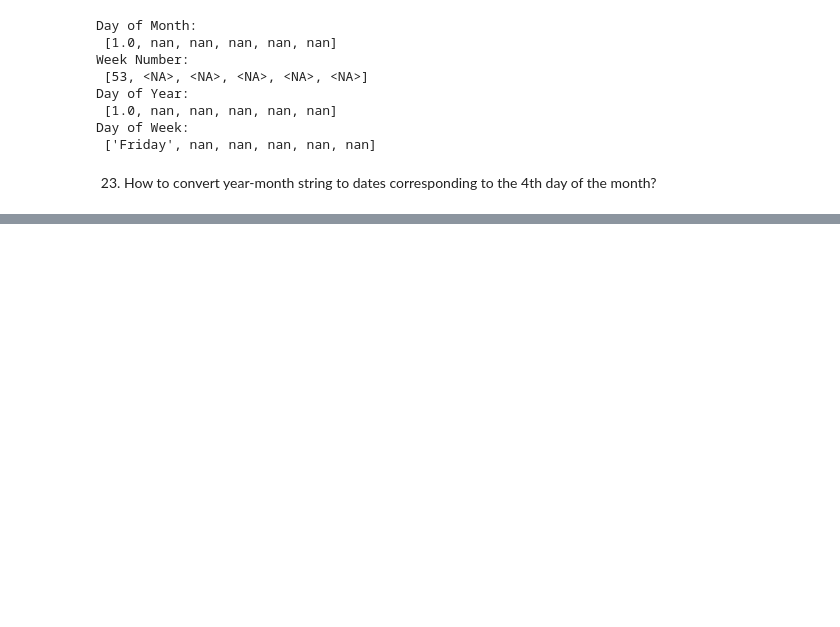
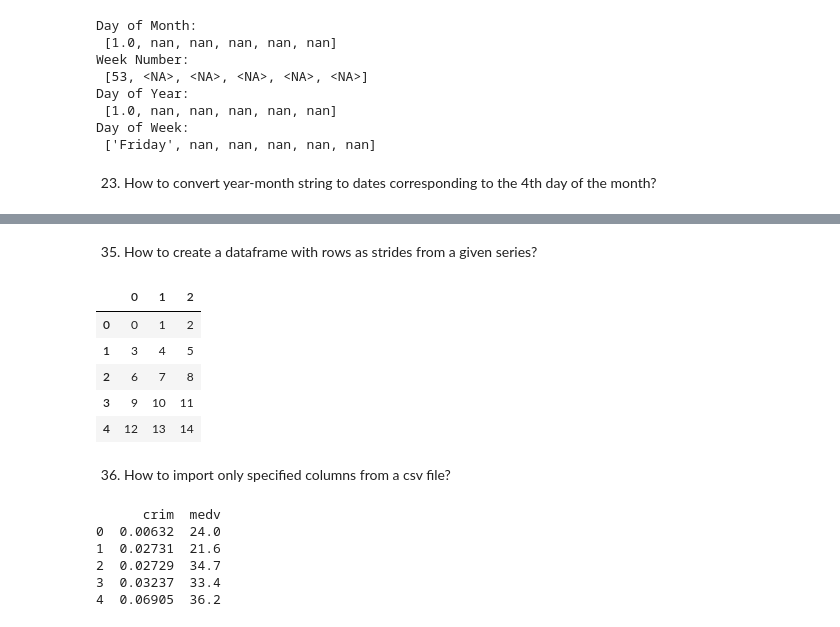
Before and after one commit to itskvhere/Task1, a Jupyter notebook: Pandasex/Pandasex.ipynb, the cells around one changed output, grey strips where cells are left out. Drawn from its saved outputs; the diff is of its cells as text; code cells hidden in the pictures; blank space fills up the shorter version.

```diff
--- a/Pandasex/Pandasex.ipynb
+++ b/Pandasex/Pandasex.ipynb
@@ -315,0 +462,28 @@ Day of Week:
+# %% [markdown]
+35. How to create a dataframe with rows as strides from a given series?
+# %%
+L = pd.Series(range(15))
+stride = 3
+data = L.values.reshape(-1, stride)
+df = pd.DataFrame(data)
+df
+# %% [output]
+|  | 0 | 1 | 2 |
+| 0 | 0 | 1 | 2 |
+| 1 | 3 | 4 | 5 |
+| 2 | 6 | 7 | 8 |
+| 3 | 9 | 10 | 11 |
+| 4 | 12 | 13 | 14 |
+# %% [markdown]
+36. How to import only specified columns from a csv file?
+# %%
+
+df = pd.read_csv('https://raw.githubusercontent.com/selva86/datasets/master/BostonHousing.csv', usecols=['crim', 'medv'])
+print(df.head())
+# %% [output]
+      crim  medv
+0  0.00632  24.0
+1  0.02731  21.6
+2  0.02729  34.7
+3  0.03237  33.4
+4  0.06905  36.2
```
Also changed, not shown: parts of 23 cells of this notebook.
